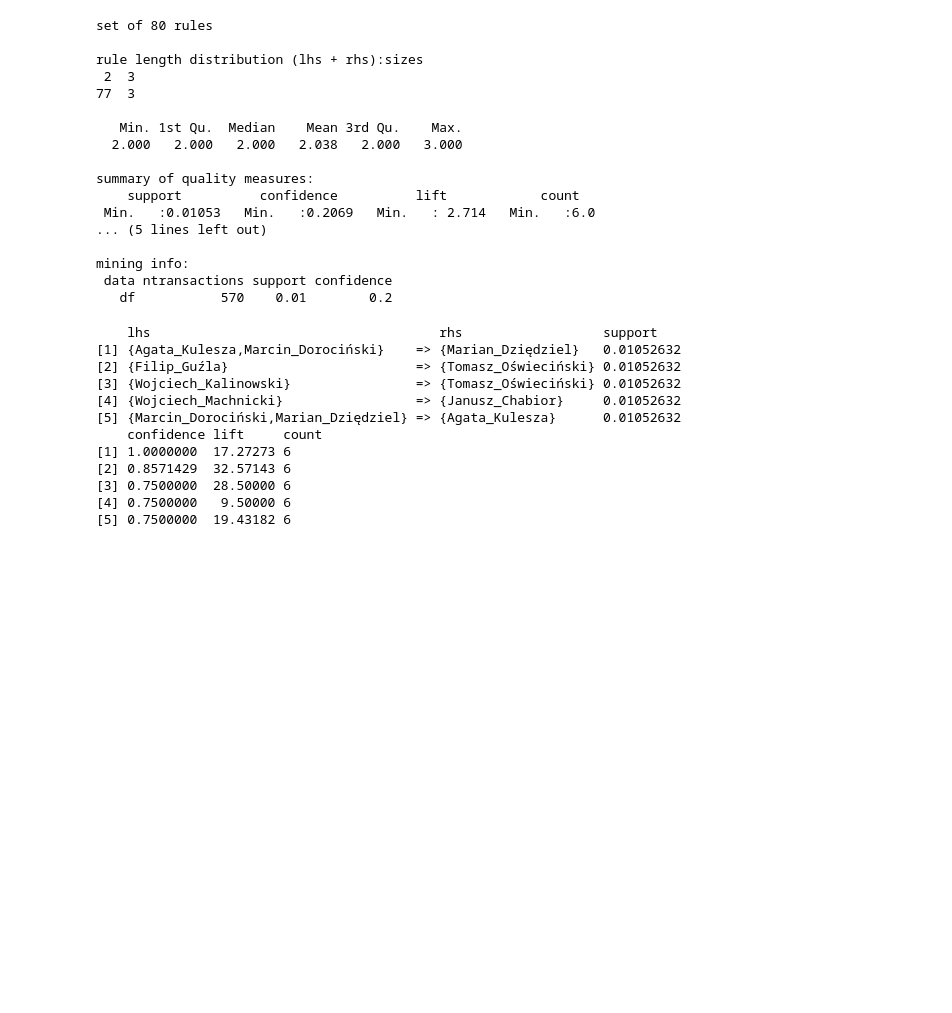
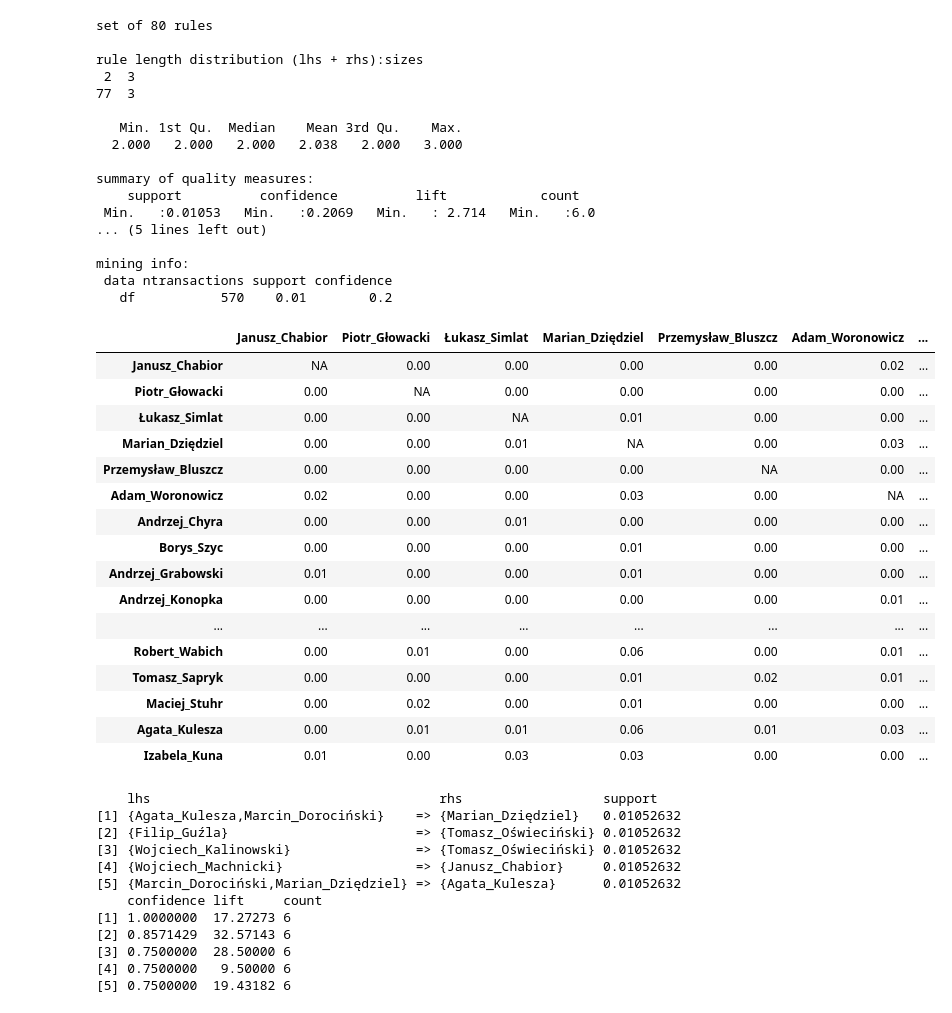
Before and after one commit to michaelwozniak/paper_ul3_wozniak_wrzesinski, a Jupyter notebook: paper_ul3_wozniak_wrzesinski.ipynb, the cells around one changed output. Drawn from its saved outputs; the diff is of its cells as text; code cells hidden in the pictures; blank space fills up the shorter version.

```diff
--- a/paper_ul3_wozniak_wrzesinski.ipynb
+++ b/paper_ul3_wozniak_wrzesinski.ipynb
@@ -339,6 +456,26 @@ summary of quality measures:
 mining info:
  data ntransactions support confidence
    df           570    0.01        0.2
+# %%
+round(crossTable(df, measure="chiSquared", sort=TRUE)[1:20,1:20],2)
+# %% [output]
+|  | Janusz_Chabior | Piotr_Głowacki | Łukasz_Simlat | Marian_Dziędziel | Przemysław_Bluszcz | Adam_Woronowicz | ... |
+| Janusz_Chabior | NA | 0.00 | 0.00 | 0.00 | 0.00 | 0.02 | ... |
+| Piotr_Głowacki | 0.00 | NA | 0.00 | 0.00 | 0.00 | 0.00 | ... |
+| Łukasz_Simlat | 0.00 | 0.00 | NA | 0.01 | 0.00 | 0.00 | ... |
+| Marian_Dziędziel | 0.00 | 0.00 | 0.01 | NA | 0.00 | 0.03 | ... |
+| Przemysław_Bluszcz | 0.00 | 0.00 | 0.00 | 0.00 | NA | 0.00 | ... |
+| Adam_Woronowicz | 0.02 | 0.00 | 0.00 | 0.03 | 0.00 | NA | ... |
+| Andrzej_Chyra | 0.00 | 0.00 | 0.01 | 0.00 | 0.00 | 0.00 | ... |
+| Borys_Szyc | 0.00 | 0.00 | 0.00 | 0.01 | 0.00 | 0.00 | ... |
+| Andrzej_Grabowski | 0.01 | 0.00 | 0.00 | 0.01 | 0.00 | 0.00 | ... |
+| Andrzej_Konopka | 0.00 | 0.00 | 0.00 | 0.00 | 0.00 | 0.01 | ... |
+| ... | ... | ... | ... | ... | ... | ... | ... |
+| Robert_Wabich | 0.00 | 0.01 | 0.00 | 0.06 | 0.00 | 0.01 | ... |
+| Tomasz_Sapryk | 0.00 | 0.00 | 0.00 | 0.01 | 0.02 | 0.01 | ... |
+| Maciej_Stuhr | 0.00 | 0.02 | 0.00 | 0.01 | 0.00 | 0.00 | ... |
+| Agata_Kulesza | 0.00 | 0.01 | 0.01 | 0.06 | 0.01 | 0.03 | ... |
+| Izabela_Kuna | 0.01 | 0.00 | 0.03 | 0.03 | 0.00 | 0.00 | ... |
 # %%
 inspect(head(sort(rules, by ="confidence"),5))
 # %% [output]
```
Also changed, not shown: parts of 23 cells of this notebook.
